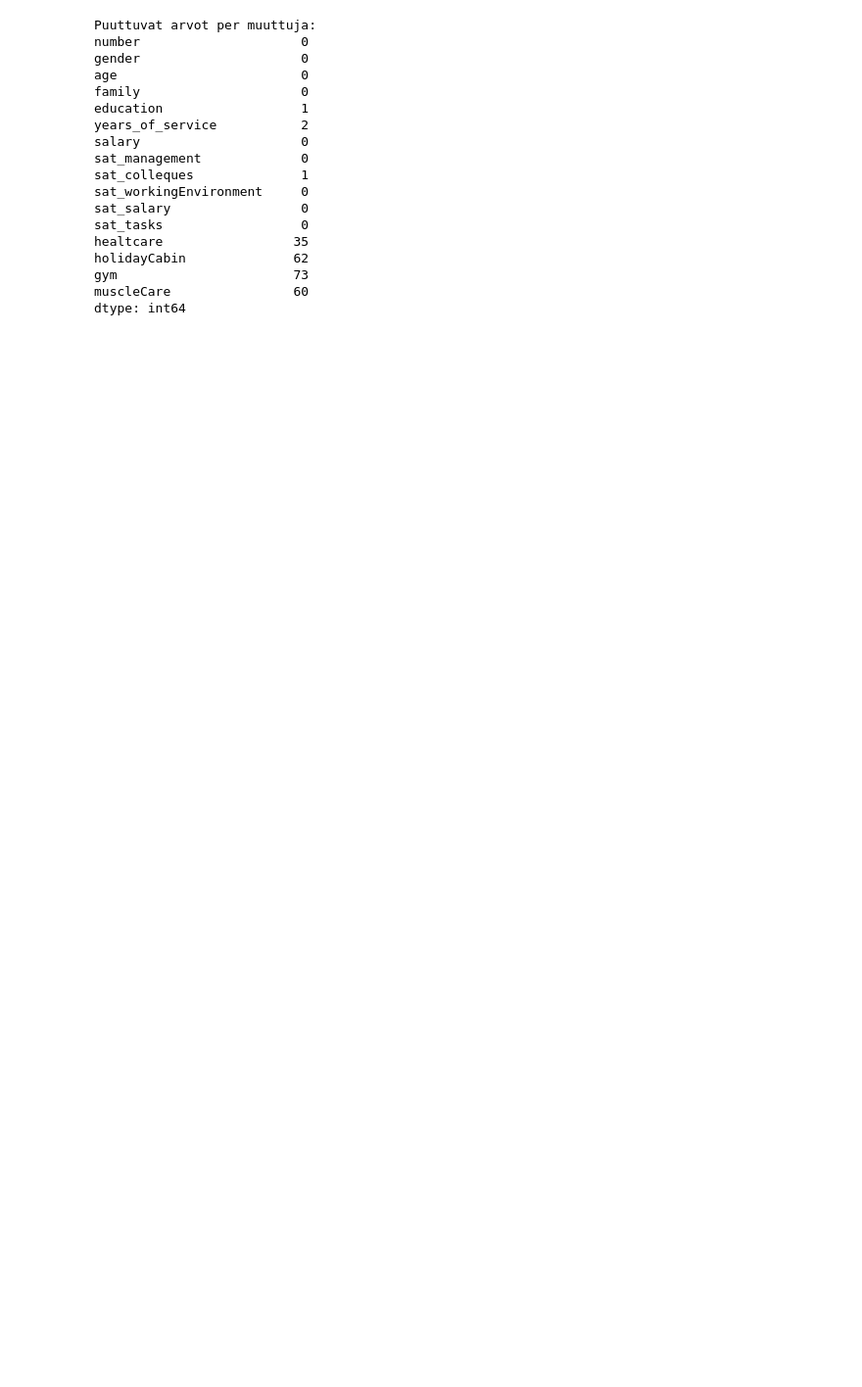
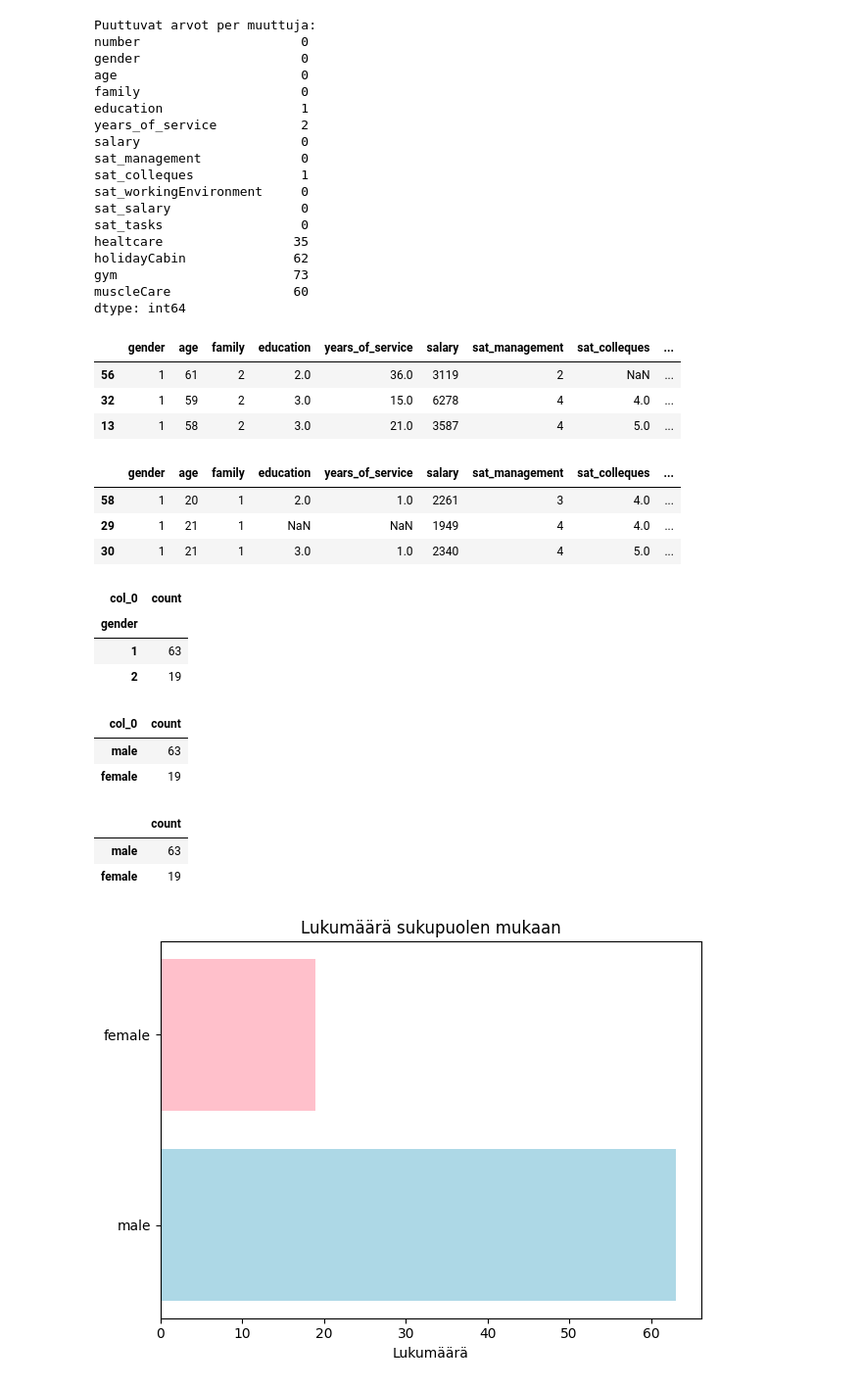
Before and after one commit to lauraanieminen/tietojenkasittelyprojekti, a Jupyter notebook: projekti.ipynb, the cells around one changed output. Shown: that part at 98% size. Cells and saved outputs as stored; diff of their text form; code cells hidden in the pictures; blank space fills up the shorter version.

```diff
--- a/projekti.ipynb
+++ b/projekti.ipynb
@@ -132,0 +140,16 @@ dtype: int64
+# %%
+#Laura N
+
+df.nlargest(n = 3, columns = 'age')
+# %% [output]
+|  | gender | age | family | education | years_of_service | salary | sat_management | sat_colleques | ... |
+| 56 | 1 | 61 | 2 | 2.0 | 36.0 | 3119 | 2 | NaN | ... |
+| 32 | 1 | 59 | 2 | 3.0 | 15.0 | 6278 | 4 | 4.0 | ... |
+| 13 | 1 | 58 | 2 | 3.0 | 21.0 | 3587 | 4 | 5.0 | ... |
+# %%
+df.nsmallest(n = 3, columns = 'age')
+# %% [output]
+|  | gender | age | family | education | years_of_service | salary | sat_management | sat_colleques | ... |
+| 58 | 1 | 20 | 1 | 2.0 | 1.0 | 2261 | 3 | 4.0 | ... |
+| 29 | 1 | 21 | 1 | NaN | NaN | 1949 | 4 | 4.0 | ... |
+| 30 | 1 | 21 | 1 | 3.0 | 1.0 | 2340 | 4 | 5.0 | ... |
@@ -132,0 +164,37 @@ dtype: int64
+# %%
+df1
+# %% [output]
+| col_0 | count |
+| gender |  |
+| 1 | 63 |
+| 2 | 19 |
+# %%
+df1.index=['male','female']
+df1
+# %% [output]
+| col_0 | count |
+| male | 63 |
+| female | 19 |
+# %%
+df1.columns.name=''
+df1
+# %% [output]
+|  | count |
+| male | 63 |
+| female | 19 |
+# %%
+df1 = pd.DataFrame({'Lukumäärä': [63, 19]}, index=['male', 'female'])
+
+colors = ['lightblue' if idx == 'male' else 'pink' for idx in df1.index]
+
+y_pos = range(len(df1))
+
+plt.barh(y_pos, df1['Lukumäärä'], color=colors, height=0.8)
+plt.yticks(y_pos, df1.index)  # Näytä nimet oikein
+
+plt.xlabel('Lukumäärä')
+plt.title('Lukumäärä sukupuolen mukaan')
+plt.tight_layout()
+plt.show()
+# %% [output]
+[figure, added]
```
Also changed, not shown: parts of 7 cells of this notebook.
